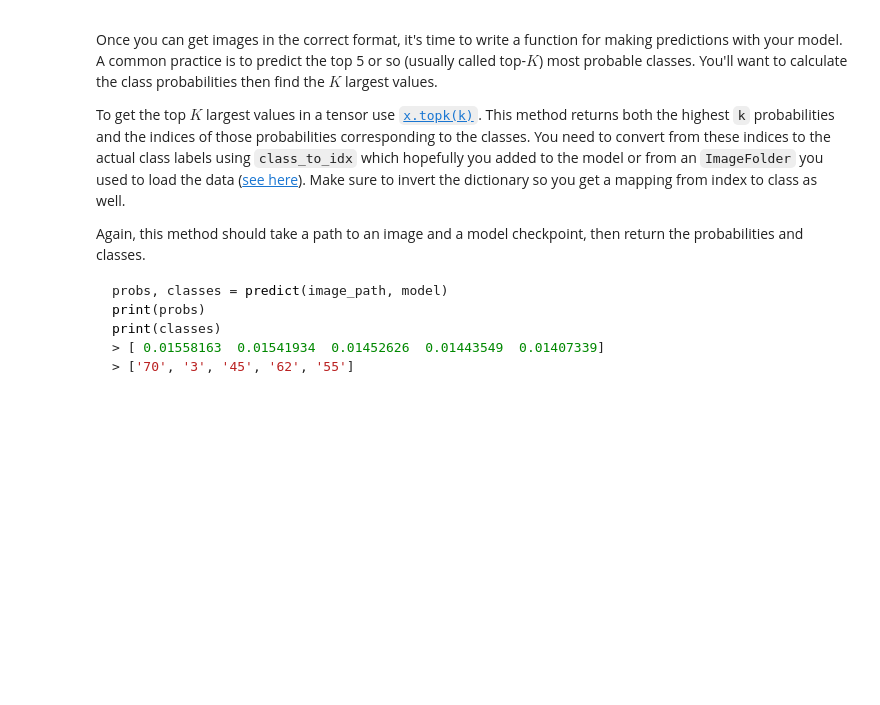
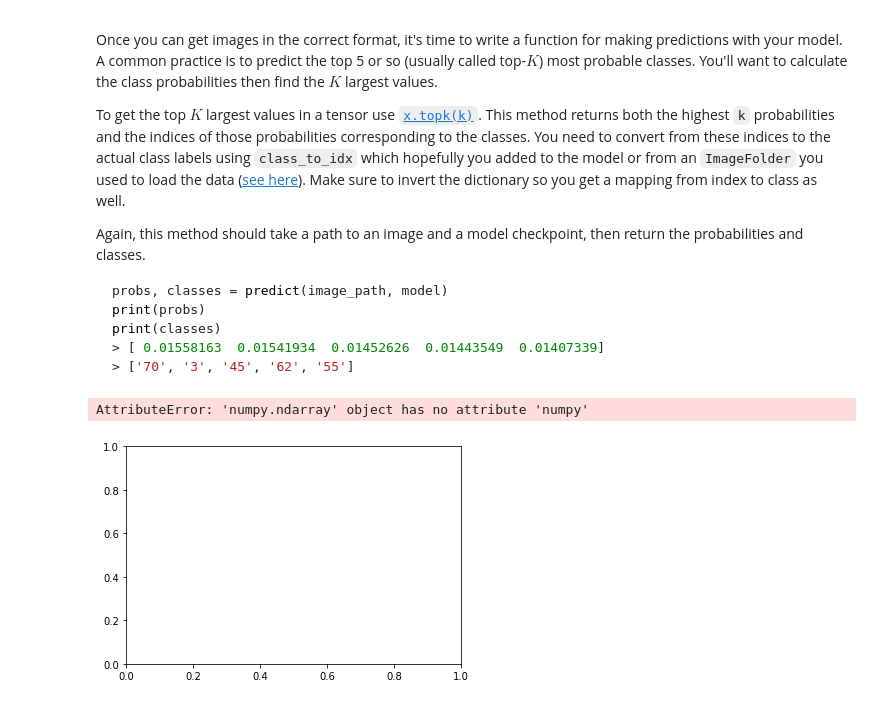
Before and after one commit to xueweiyema/ImageClassifierWithPytorch, a Jupyter notebook: Image Classifier Project.ipynb, the cells around one changed output. Saved outputs shown, nothing was run; the diff lists cells and outputs as text; code cells hidden in the pictures; blank space fills up the shorter version.

````diff
--- a/Image Classifier Project.ipynb
+++ b/Image Classifier Project.ipynb
@@ -209,12 +211,26 @@ torch.save(checkpoint,'checkpoint.pth')
 At this point it's good to write a function that can load a checkpoint and rebuild the model. That way you can come back to this project and keep working on it without having to retrain the network.
 # %%
 # TODO: Write a function that loads a checkpoint and rebuilds the model
+
 def load_rebuilds(path):
-    model=torch.load(path)
-    checkpoint=torch.load('checkpoint.pth')
-    checkpoint= torch.load(path)
-    model.load_state_dict(checkpoint)
+    model = models.densenet121(pretrained=True)
+    for param in model.parameters():
+        param.requires_grad=False
 
+    classifier = nn.Sequential(nn.Linear(1024, 512),
+                           nn.ReLU(),
+                           nn.Dropout(p=0.5),
+                           nn.Linear(512, 256),
+                           nn.ReLU(),
+                           nn.Dropout(p=0.5),
+                           nn.Linear(256, 102),
+                      nn.Softmax(dim=1))
+
+    model.classifier=classifier
+
+    checkpoint = torch.load(path)
+    model.load_state_dict(checkpoint['state_dict'])
+    model.class_to_idx = checkpoint['class_to_idx']
     return model
 # %%
 model = load_rebuilds('checkpoint.pth')
@@ -264,19 +280,18 @@ As before, the network expects the images to be normalized in a specific way. Fo
 
 And finally, PyTorch expects the color channel to be the first dimension but it's the third dimension in the PIL image and Numpy array. You can reorder dimensions using [`ndarray.transpose`](https://docs.scipy.org/doc/numpy-1.13.0/reference/generated/numpy.ndarray.transpose.html). The color channel needs to be first and retain the order of the other two dimensions.
 # %%
-import glob, os
 def process_image(image):
     ''' Scales, crops, and normalizes a PIL image for a PyTorch model,
         returns an Numpy array
     '''
     # TODO: Process a PIL image for use in a PyTorch model
-    img_loader = transforms.Compose([
-        transforms.Resize(256),
+    data_transforms = transforms.Compose([
+        transforms.Resize(255),
         transforms.CenterCrop(224),
         transforms.ToTensor()])
 
     pilImage = Image.open(image)
-    pilImage = img_loader(pilImage).float()
+    pilImage = data_transforms(pilImage).float()
 
     npImage = np.array(pilImage)
 
@@ -325,6 +340,11 @@ print(classes)
 > [ 0.01558163  0.01541934  0.01452626  0.01443549  0.01407339]
 > ['70', '3', '45', '62', '55']
 ```
+# %%
+imshow(process_image('image_06752.jpg'))
+# %% [output]
+AttributeError: 'numpy.ndarray' object has no attribute 'numpy'
+[figure, added]
 # %%
 def predict(image_path, model, topk=5):
     ''' Predict the class (or classes) of an image using a trained deep learning model.
````
Also changed, not shown: parts of 4 cells of this notebook, 1 other file.
